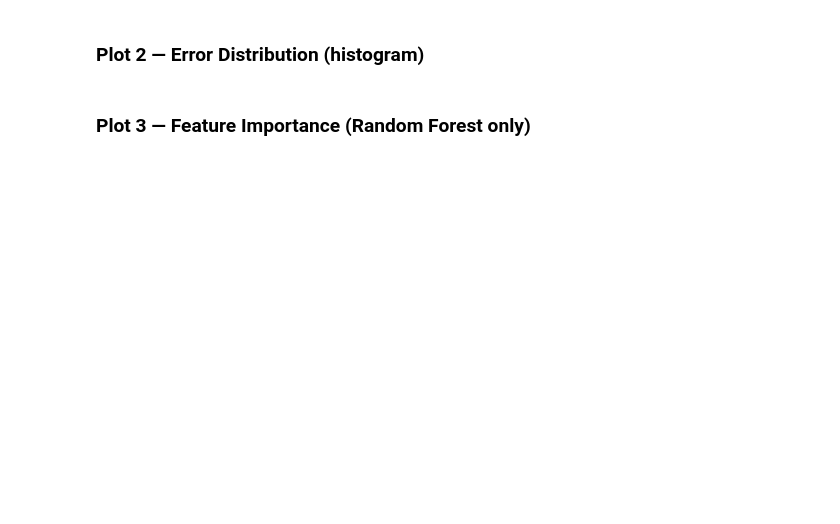
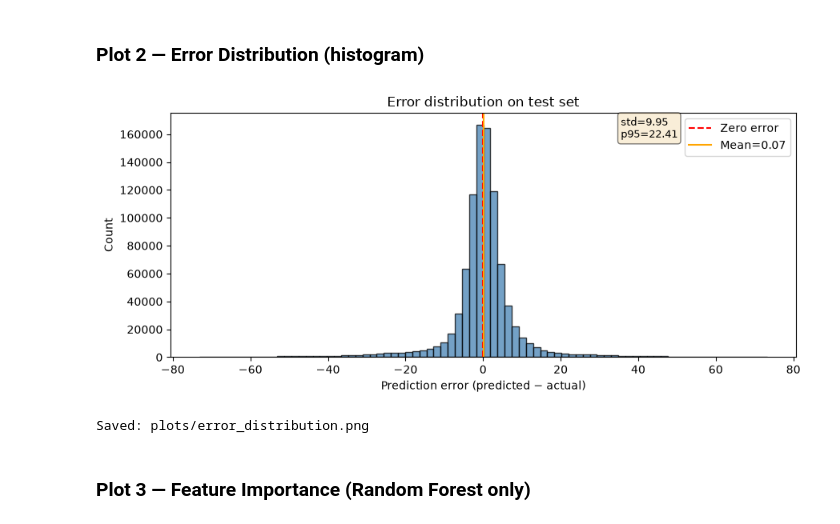
Before and after one commit to Thr0nm41l/MD1_Fil-Rouge, a Jupyter notebook: ml/03_evaluation.ipynb, the cells around one changed output. Saved outputs shown, nothing was run; the diff lists cells and outputs as text; code cells hidden in the pictures; blank space fills up the shorter version.

```diff
--- a/ml/03_evaluation.ipynb
+++ b/ml/03_evaluation.ipynb
@@ -49,7 +56,11 @@ print(f'Features      : {meta["n_features"]}')
 # %%
-df = pd.read_parquet('data/training_features.parquet').sort_values('measured_at').reset_index(drop=True)
+df = pd.read_parquet('data/training_features.parquet')
 
-split_idx = int(len(df) * 0.80)
+# pandas 2.x DatetimeArray bug — same fix as 02_training.ipynb
+order = df['measured_at'].to_numpy().argsort(kind='stable')
+df = df.iloc[order].reset_index(drop=True)
+
+split_idx = int(len(df) * 0.85)
 df_test   = df.iloc[split_idx:]
 
 X_test = df_test[FEATURE_COLS]
@@ -113,24 +140,29 @@ print('Saved: plots/pred_vs_actual.png')
 # %%
 errors = y_pred - y_test.values
 
+bin_edges = np.linspace(errors.min(), errors.max(), 81)  # 81 edges → 80 bins, bypasses numpy 2.x histogram bug
+
 fig, ax = plt.subplots(figsize=(9, 4))
-ax.hist(errors, bins=80, edgecolor='black', color='steelblue', alpha=0.75)
-ax.axvline(0,           color='red',    linestyle='--', linewidth=1.5, label='Zero error')
+ax.hist(errors, bins=bin_edges, edgecolor='black', color='steelblue', alpha=0.75)
+ax.axvline(0,             color='red',    linestyle='--', linewidth=1.5, label='Zero error')
 ax.axvline(errors.mean(), color='orange', linestyle='-',  linewidth=1.5, label=f'Mean={errors.mean():.2f}')
 ax.set_xlabel('Prediction error (predicted − actual)')
 ax.set_ylabel('Count')
 ax.set_title('Error distribution on test set')
 ax.legend()
 
 ax.text(0.72, 0.90,
         f'std={errors.std():.2f}\np95={np.percentile(np.abs(errors), 95):.2f}',
         transform=ax.transAxes, fontsize=9,
         bbox=dict(boxstyle='round', facecolor='wheat', alpha=0.5))
 
 plt.tight_layout()
 plt.savefig('plots/error_distribution.png', dpi=120)
 plt.show()
 print('Saved: plots/error_distribution.png')
+# %% [output]
+[figure, added]
+Saved: plots/error_distribution.png
 # %% [markdown]
 ### Plot 3 — Feature Importance (Random Forest only)
 # %%
```
Also changed, not shown: parts of 8 cells of this notebook, 21 other files.
